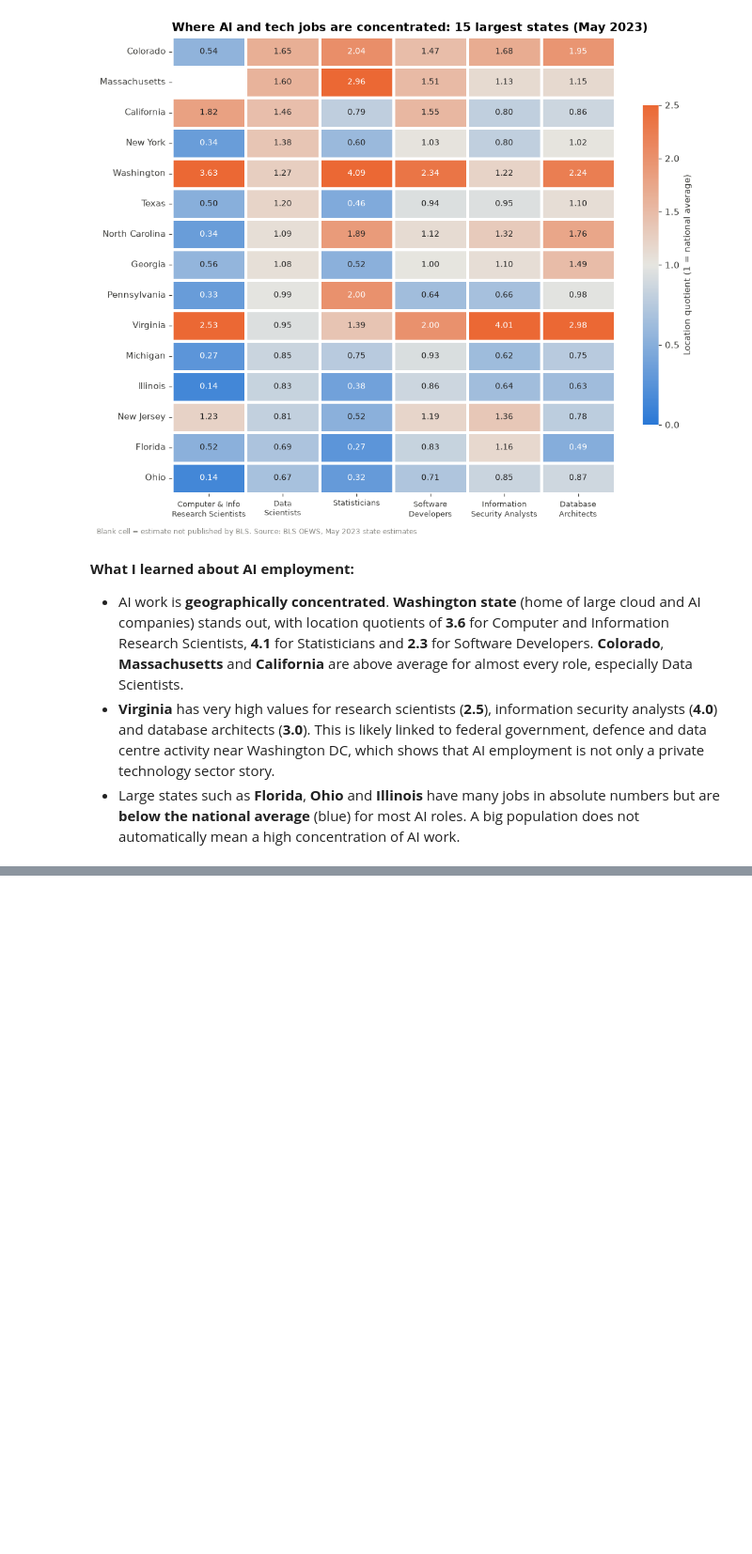
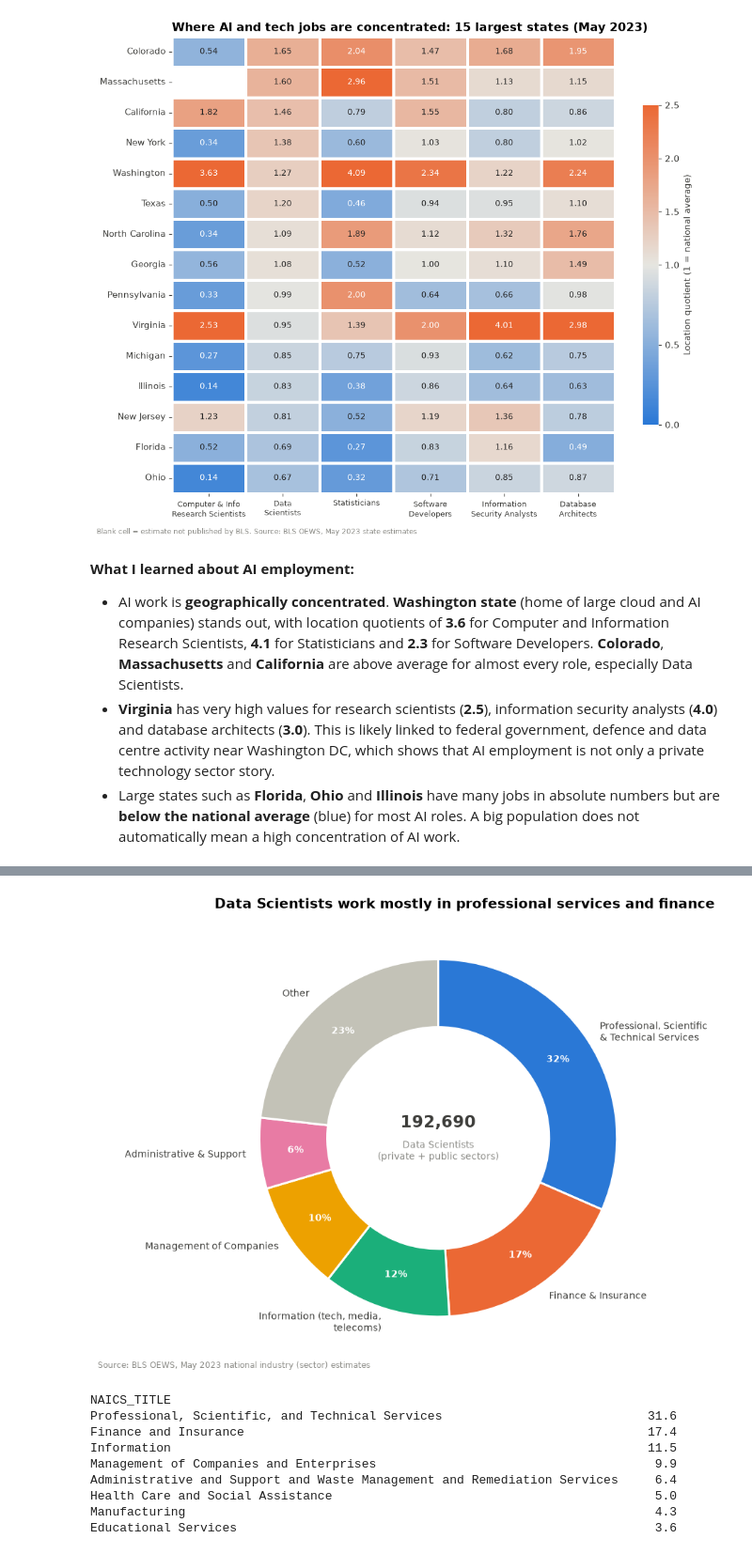
Before and after one commit to lucascardeal25/CA1-DVC, a Jupyter notebook: CA1_dvc.ipynb, the cells around one changed output, grey strips where cells are left out. Shown at 94% size. Saved outputs shown, nothing was run; the diff lists cells and outputs as text; code cells hidden in the pictures; blank space fills up the shorter version.

Commit message:
Add trends challenge 2019-2023, visualisations 7 to 9 and conclusions

```diff
--- a/CA1_dvc.ipynb
+++ b/CA1_dvc.ipynb
@@ -294,0 +301,43 @@ plt.show()
+# %%
+ds_ind = df[(df["AREA_TYPE"] == 1) & (df["I_GROUP"] == "sector") & (df["OCC_CODE"] == "15-2051")]
+ds_ind = ds_ind.groupby("NAICS_TITLE")["TOT_EMP"].sum().sort_values(ascending=False)
+
+short = {
+    "Professional, Scientific, and Technical Services": "Professional, Scientific\n& Technical Services",
+    "Finance and Insurance": "Finance & Insurance",
+    "Information": "Information (tech, media,\ntelecoms)",
+    "Management of Companies and Enterprises": "Management of Companies",
+    "Administrative and Support and Waste Management and Remediation Services": "Administrative & Support",
+}
+top5 = ds_ind.head(5)
+pie_data = pd.concat([top5, pd.Series({"Other": ds_ind.iloc[5:].sum()})])
+labels = [short.get(i, i) for i in pie_data.index]
+colours = ["#2a78d6", "#eb6834", "#1baf7a", "#eda100", "#e87ba4", "#c3c2b7"]
+
+fig, ax = plt.subplots(figsize=(9, 6.5))
+wedges, texts, autotexts = ax.pie(
+    pie_data, labels=labels, colors=colours, startangle=90, counterclock=False,
+    autopct="%1.0f%%", pctdistance=0.8, labeldistance=1.08,
+    wedgeprops=dict(width=0.38, edgecolor="white", linewidth=2),
+    textprops=dict(fontsize=9, color=INK))
+for t in autotexts:
+    t.set_color("white"); t.set_fontweight("bold")
+ax.text(0, 0.06, f"{pie_data.sum():,.0f}", ha="center", fontsize=16, fontweight="bold", color=INK)
+ax.text(0, -0.12, "Data Scientists\n(private + public sectors)", ha="center", fontsize=9, color=GREY)
+ax.set_title("Data Scientists work mostly in professional services and finance")
+fig.text(0.01, 0.01, "Source: BLS OEWS, May 2023 national industry (sector) estimates", fontsize=8, color=GREY)
+plt.tight_layout()
+plt.show()
+
+print((ds_ind / ds_ind.sum() * 100).round(1).head(8).to_string())
+# %% [output]
+[figure, added]
+NAICS_TITLE
+Professional, Scientific, and Technical Services                            31.6
+Finance and Insurance                                                       17.4
+Information                                                                 11.5
+Management of Companies and Enterprises                                      9.9
+Administrative and Support and Waste Management and Remediation Services     6.4
+Health Care and Social Assistance                                            5.0
+Manufacturing                                                                4.3
+Educational Services                                                         3.6
```
Also changed, not shown: parts of 17 cells of this notebook.
